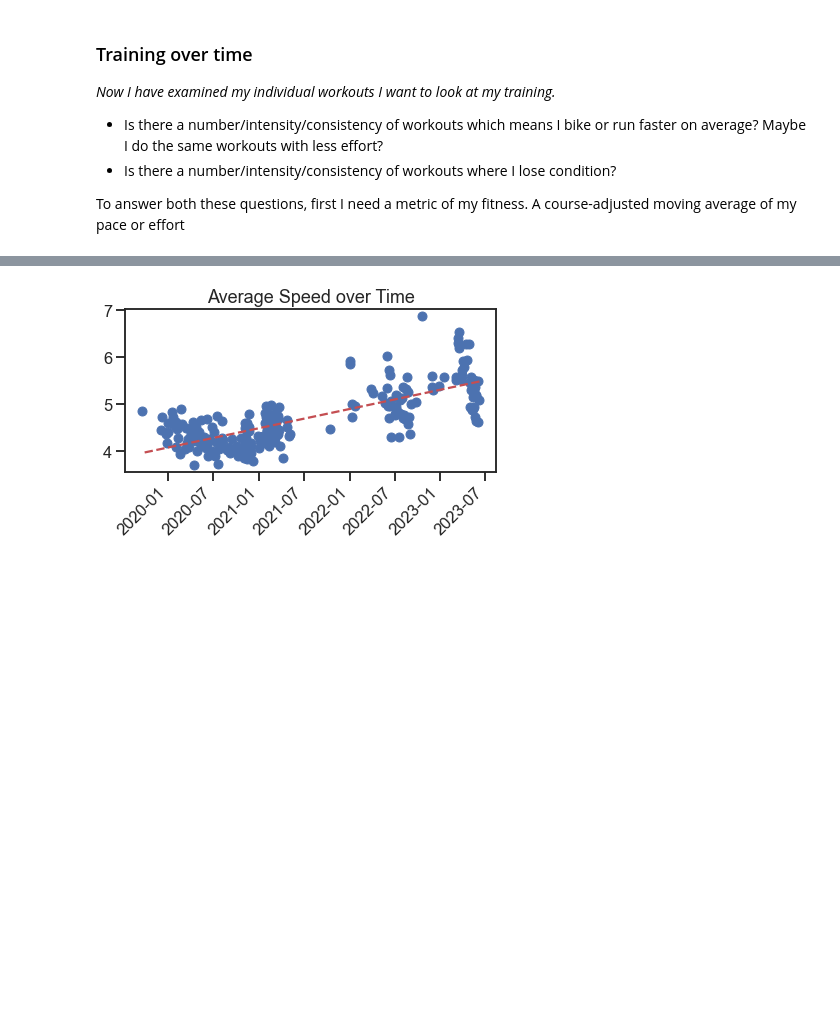
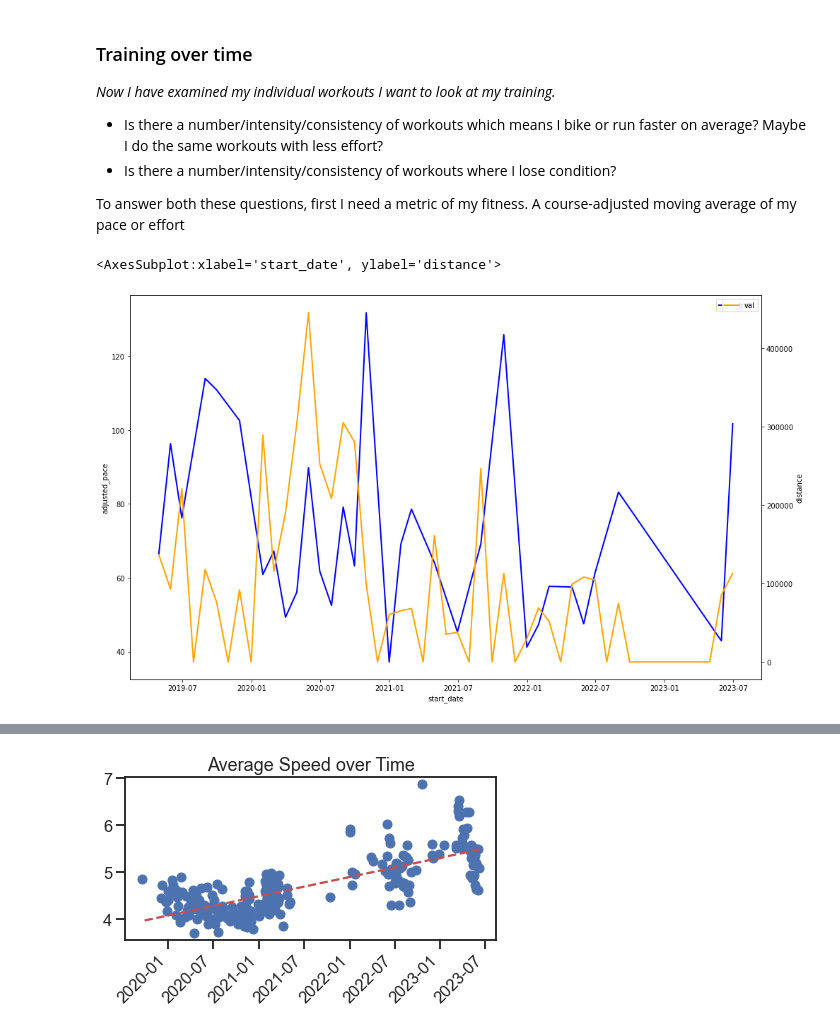
Before and after one commit to dougiebudge/stravaExperiment, a Jupyter notebook: explore.ipynb, the cells around one changed output, grey strips where cells are left out. Cells and saved outputs as stored; diff of their text form; code cells hidden in the pictures; blank space fills up the shorter version.

Commit message:
Finished predicting pace and made my first pass of course adjust pace and mapping vs monthly distance

```diff
--- a/explore.ipynb
+++ b/explore.ipynb
@@ -328,3 +322,51 @@ I could try to wrangle the data more but while I am still trying to settle on a
 - Is there a number/intensity/consistency of workouts where I lose condition?
 
 To answer both these questions, first I need a metric of my fitness. A course-adjusted moving average of my pace or effort
+# %%
+data = open("data.json","r")
+activities = json.loads(data.read())
+df= pd.DataFrame(activities)
+df= df[["athlete","name","distance","moving_time","elapsed_time","start_latlng","total_elevation_gain","type","average_temp","start_date_local","location_city","location_country","kudos_count","average_speed","max_speed","has_heartrate","average_heartrate","max_heartrate","elev_high","elev_low","pr_count"]]
+df['start_date_local']=pd.to_datetime(df['start_date_local'])
+df['start_time']=df['start_date_local'].dt.time
+df['start_date']=df['start_date_local'].dt.date
+df['start_date']=pd.to_datetime(df['start_date'])
+df['start_time']= pd.to_datetime(df['start_time'], format='%H:%M:%S')
+
+df=df.loc[df['type']!= "Swim"]
+df["pace"]= df["average_speed"]*3.6
+df.reset_index(inplace=True)
+
+runs= df.loc[df["type"]=="Run"]
+runs['pace']= 1000/(runs["average_speed"]*60)
+short_runs= runs.loc[df["distance"] <= 10000]
+runs.reset_index(inplace=True)
+
+rides=df.loc[df["type"]=="Ride"]
+rides["pace"]= rides["average_speed"]*3.6
+rides.reset_index(inplace=True)
+# %%
+rides["elevation_cat"]= pd.cut(
+    rides.total_elevation_gain,
+    bins=5,
+    labels=False
+)
+# Let's check the same for distance
+rides["distance_cat"]= pd.cut(
+    rides.distance,
+    bins=5,
+    labels=False
+)
+rides["difficulty"]= ((rides["elevation_cat"]+1)+(rides["distance_cat"]+1))
+
+rides["adjusted_pace"]= (rides["difficulty"]/2)*rides["pace"]
+monthly = rides.groupby(pd.Grouper(key='start_date', freq='M')).mean()
+monthlyyy= rides.groupby(pd.Grouper(key='start_date', freq='M')).sum()
+
+fig, ax = plt.subplots(figsize=(16,10))
+sns.lineplot(data=monthly["adjusted_pace"], linewidth=2, label="train",color="blue", ax=ax)
+ax2 = plt.twinx()
+sns.lineplot(data=monthlyyy["distance"], linewidth=2, label="val",color="orange", ax=ax2)
+# %% [output]
+<AxesSubplot:xlabel='start_date', ylabel='distance'>
+[figure, added]
```
Also changed, not shown: parts of 8 cells of this notebook.
